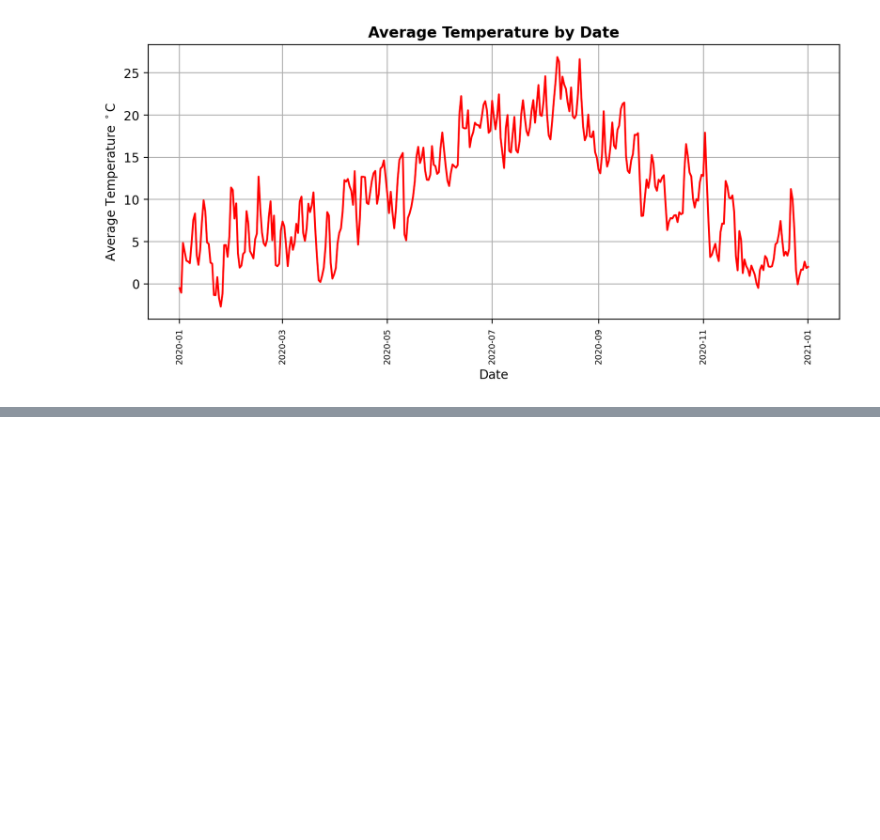
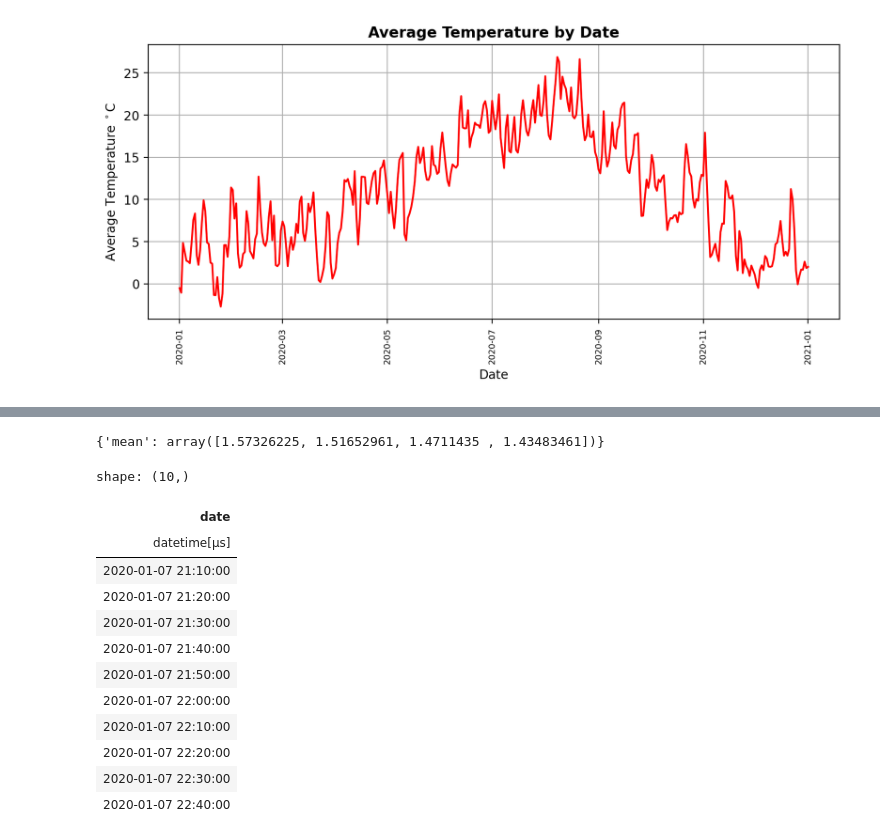
Before and after one commit to bsalisbury1/Projects, a Jupyter notebook: TimeSeriesForecasting/exploration.ipynb, the cells around one changed output, grey strips where cells are left out. Cells and saved outputs as stored; diff of their text form; code cells hidden in the pictures; blank space fills up the shorter version.

```diff
--- a/TimeSeriesForecasting/exploration.ipynb
+++ b/TimeSeriesForecasting/exploration.ipynb
@@ -62,0 +83,20 @@ ax.grid(True)
+# %%
+naive_model.predict(h=4)
+# %% [output]
+{'mean': array([1.57326225, 1.51652961, 1.4711435 , 1.43483461])}
+# %%
+df_modeled['date'].tail()
+# %% [output]
+shape: (10,)
+| date |
+| datetime[μs] |
+| 2020-01-07 21:10:00 |
+| 2020-01-07 21:20:00 |
+| 2020-01-07 21:30:00 |
+| 2020-01-07 21:40:00 |
+| 2020-01-07 21:50:00 |
+| 2020-01-07 22:00:00 |
+| 2020-01-07 22:10:00 |
+| 2020-01-07 22:20:00 |
+| 2020-01-07 22:30:00 |
+| 2020-01-07 22:40:00 |
```
Also changed, not shown: parts of 8 cells of this notebook.
